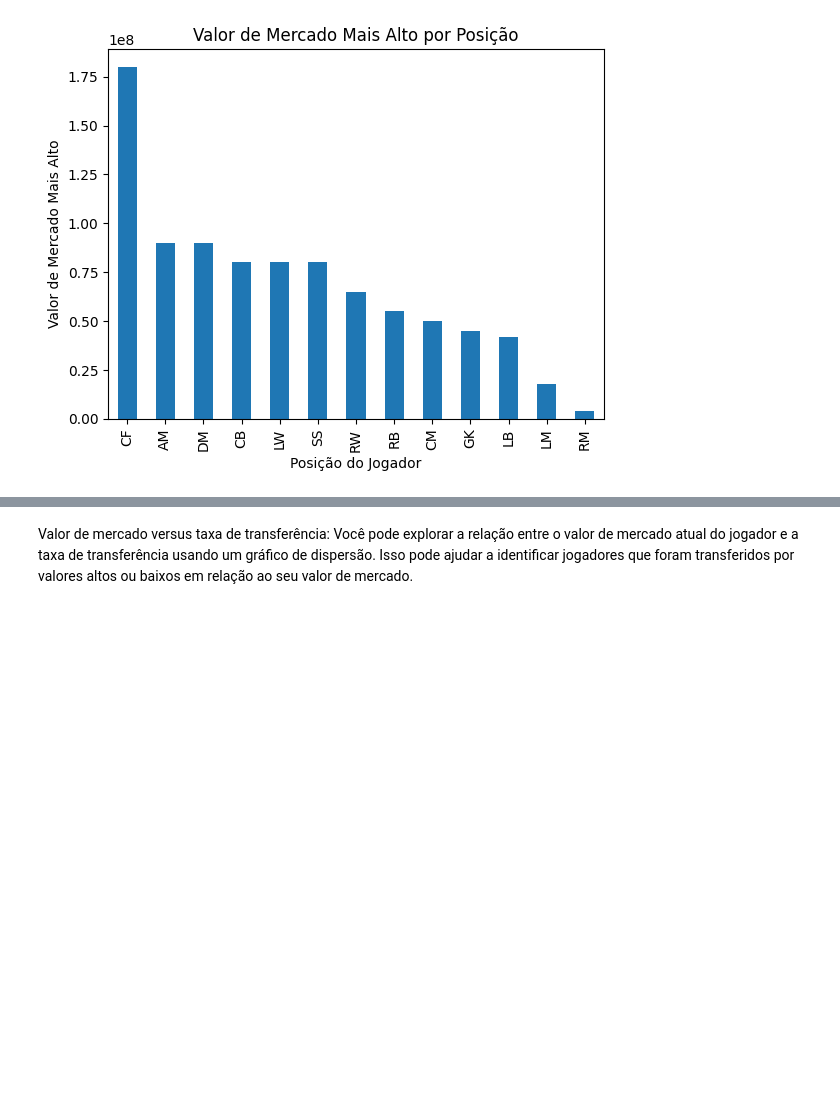
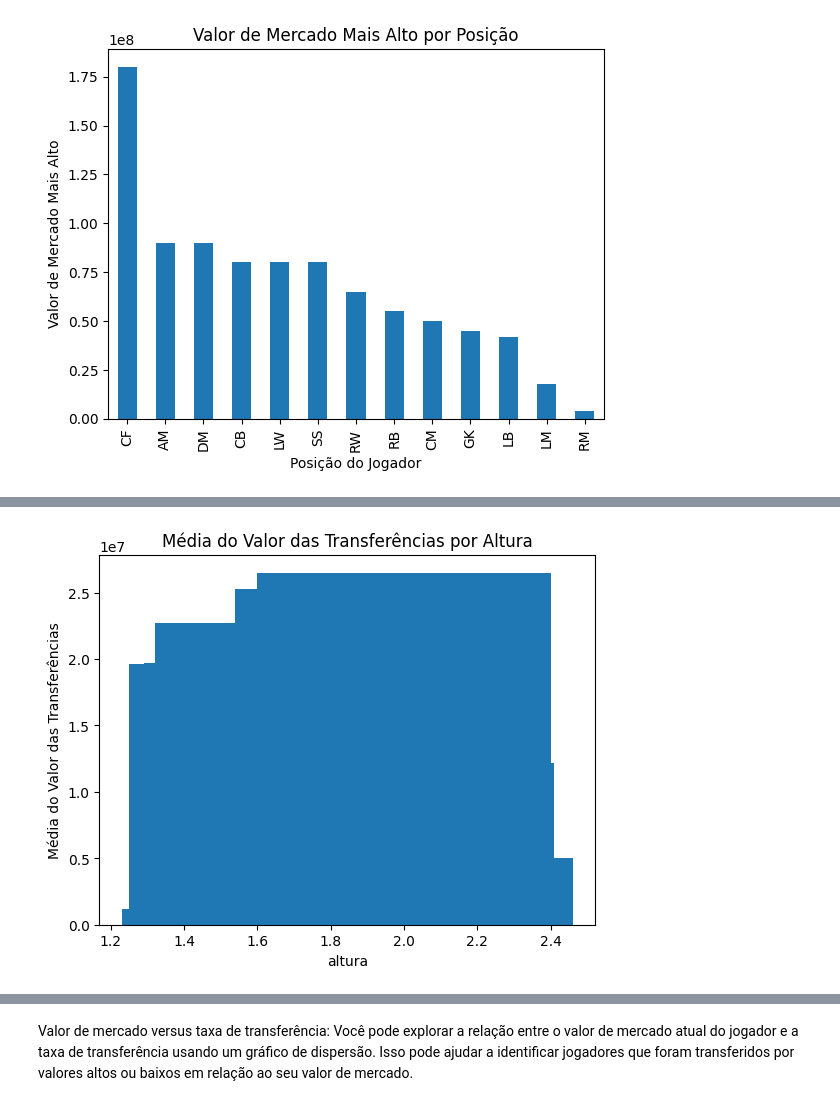
Before and after one commit to gabrielmmf/previsao-de-valores-de-mercado, a Jupyter notebook: EDA.ipynb, the cells around one changed output, grey strips where cells are left out. Drawn from its saved outputs; the diff is of its cells as text; code cells hidden in the pictures; blank space fills up the shorter version.

```diff
--- a/EDA.ipynb
+++ b/EDA.ipynb
@@ -81,0 +82,3 @@ pl_transfers_in
+# %%
+pl_players = pd.read_csv('data/pl_players.csv')
+pl_players
@@ -81,0 +99,4 @@ pl_transfers_in
+# %%
+pl_transfers_players = pd.merge(pl_transfers, pl_players[['playerLink', 'currAge', 'height', 'foot']], on="playerLink", how="left")
+pl_transfers_players = pl_transfers_players[pl_transfers_players['season'] >= 2018]
+pl_transfers_players
@@ -170,0 +206,10 @@ plt.show()
+# %%
+mean_transfer_fee_by_height = pl_transfers_players.groupby('height')['transferFee'].mean()
+
+plt.bar(mean_transfer_fee_by_height.index, mean_transfer_fee_by_height.values)
+plt.xlabel('altura')
+plt.ylabel('Média do Valor das Transferências')
+plt.title('Média do Valor das Transferências por Altura')
+plt.show()
+# %% [output]
+[figure, added]
```
Also changed, not shown: parts of 40 cells of this notebook, 12 other files.
